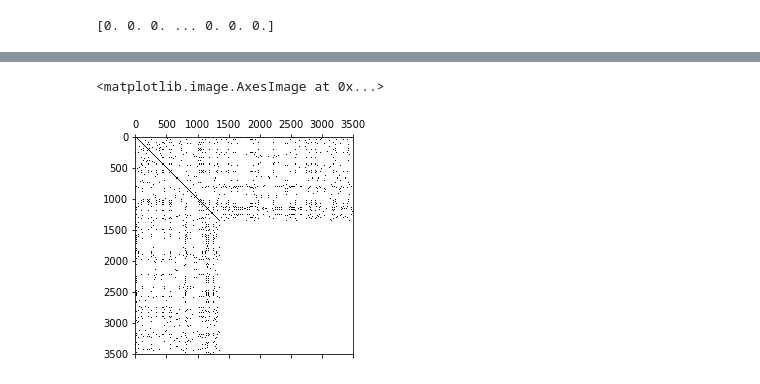
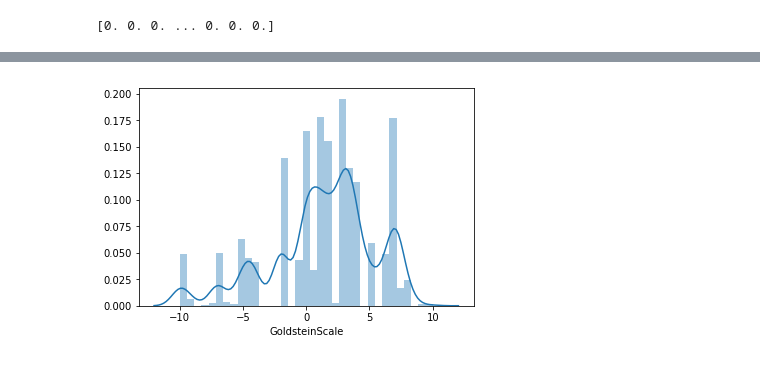
Before and after one commit to AminMekacher/GDELT-Project, a Jupyter notebook: Notebooks/090214_Swiss.ipynb, the cells around one changed output, grey strips where cells are left out. Cells and saved outputs as stored; diff of their text form; code cells hidden in the pictures.

Commit message:
Goldstein and AvgTone analysis

```diff
--- a/Notebooks/090214_Swiss.ipynb
+++ b/Notebooks/090214_Swiss.ipynb
@@ -97,5 +85,0 @@ KeyboardInterrupt:
-# %%
-plt.spy(swiss_adj)
-# %% [output]
-<matplotlib.image.AxesImage at 0x...>
-[figure, removed]
@@ -101,0 +121,9 @@ plt.spy(swiss_adj)
+# %%
+# Goldstein Scale analysis using the GoldsteinScale column
+
+goldstein_df = swiss_df['GoldsteinScale']
+np.max(goldstein_df), np.min(goldstein_df), np.mean(goldstein_df)
+
+ax = sns.distplot(goldstein_df)
+# %% [output]
+[figure, added]
```
Also changed, not shown: parts of 10 cells of this notebook, 6 other files.
